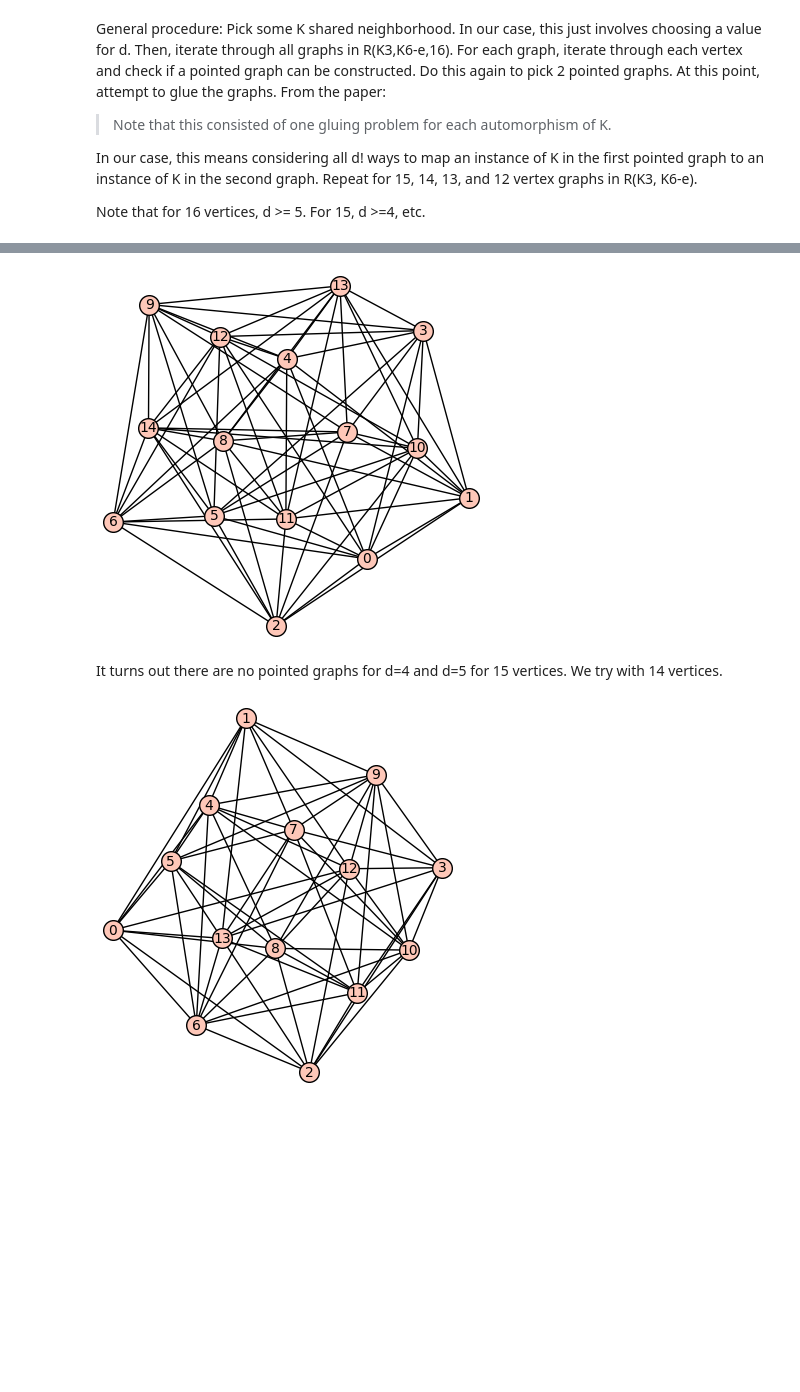
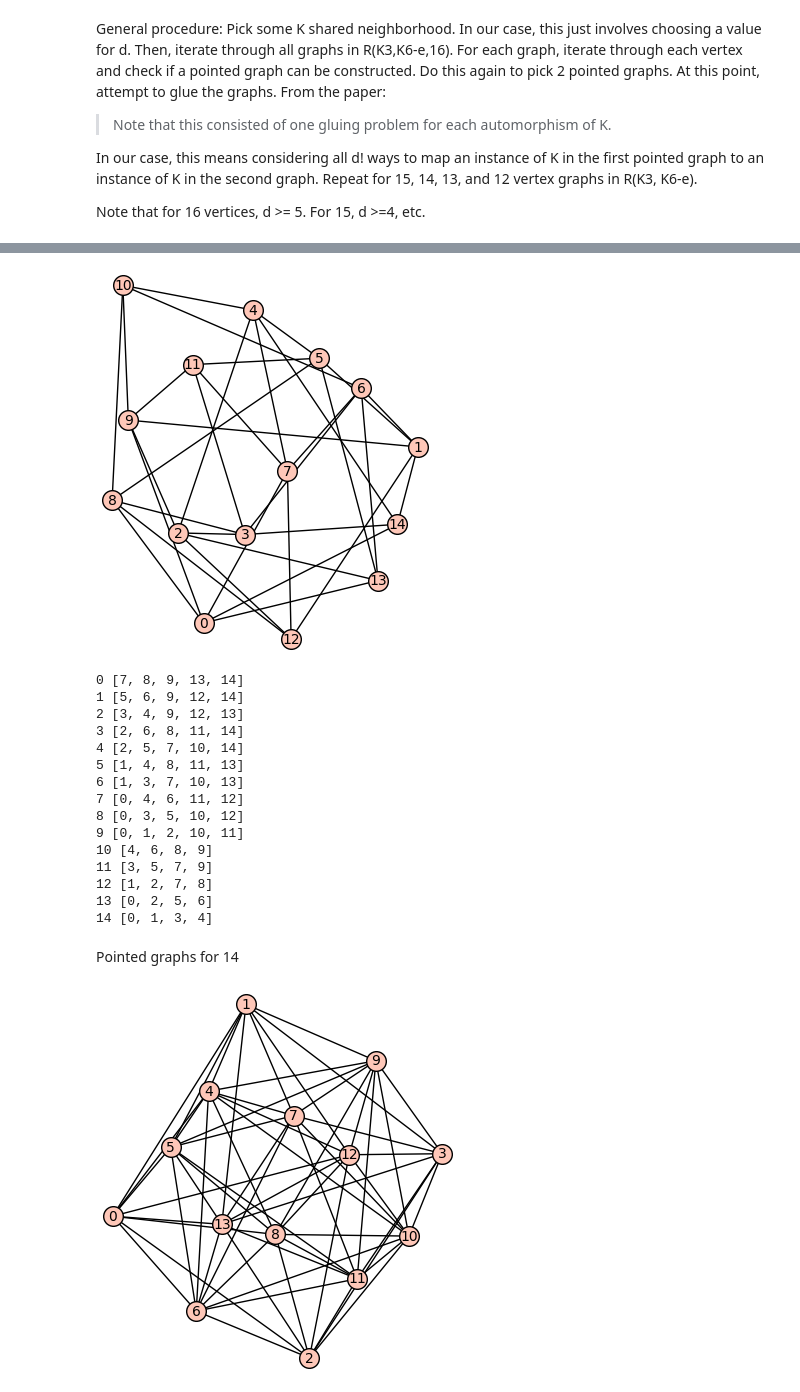
Before and after one commit to polymathjr/polymathjr-ramsey, a Jupyter notebook: r-five-five/gluing-method-2/Method2_R46e.ipynb, the cells around one changed output, grey strips where cells are left out. Cells and saved outputs as stored; diff of their text form; code cells hidden in the pictures; blank space fills up the shorter version.

```diff
--- a/r-five-five/gluing-method-2/Method2_R46e.ipynb
+++ b/r-five-five/gluing-method-2/Method2_R46e.ipynb
@@ -17,9 +17,10 @@ with open('dataset_k3kme/k3k6e_16.g6', 'r') as file: # Opens the file, and close
     for i in graphs:
         G = Graph() # Create an empty graph
         from_graph6(G, i)
+        G = G.complement()
         G.show()
         for vertex in G.vertices():
-            possible_K = G.neighbors(vertex)
+            print(len(possible_K))
             if len(possible_K) == 5 and G.is_independent_set(possible_K):
                 print(vertex, possible_K)
     #nothing
@@ -30,22 +48,37 @@ So, it turns out 16 vertex graphs don't have any 5-independent sets, so no K can
 # %%
 from sage.graphs.graph_input import from_graph6
 with open('dataset_k3kme/k3k6e_15.g6', 'r') as file: # Opens the file, and closes it once we exit this block.
     graphs = file.readlines()
-    #lets try d = 5
     for i in graphs:
         G = Graph() # Create an empty graph
         from_graph6(G, i)
+        G = G.complement()
         G.show()
         for vertex in G.vertices():
             possible_K = G.neighbors(vertex)
             if len(possible_K) == 4 and G.is_independent_set(possible_K):
                 print(vertex, possible_K)
             if len(possible_K) == 5 and G.is_independent_set(possible_K):
                 print(vertex, possible_K)
 # %% [output]
-[figure, old version]
+[figure, new version]
+0 [7, 8, 9, 13, 14]
+1 [5, 6, 9, 12, 14]
+2 [3, 4, 9, 12, 13]
+3 [2, 6, 8, 11, 14]
+4 [2, 5, 7, 10, 14]
+5 [1, 4, 8, 11, 13]
+6 [1, 3, 7, 10, 13]
+7 [0, 4, 6, 11, 12]
+8 [0, 3, 5, 10, 12]
+9 [0, 1, 2, 10, 11]
+10 [4, 6, 8, 9]
+11 [3, 5, 7, 9]
+12 [1, 2, 7, 8]
+13 [0, 2, 5, 6]
+14 [0, 1, 3, 4]
 # %% [markdown]
-It turns out there are no pointed graphs for d=4 and d=5 for 15 vertices. We try with 14 vertices.
+Pointed graphs for 14
 # %%
 from sage.graphs.graph_input import from_graph6
 with open('dataset_k3kme/k3k6e_14.g6', 'r') as file: # Opens the file, and closes it once we exit this block.
```
Also changed, not shown: parts of 2 cells of this notebook.
